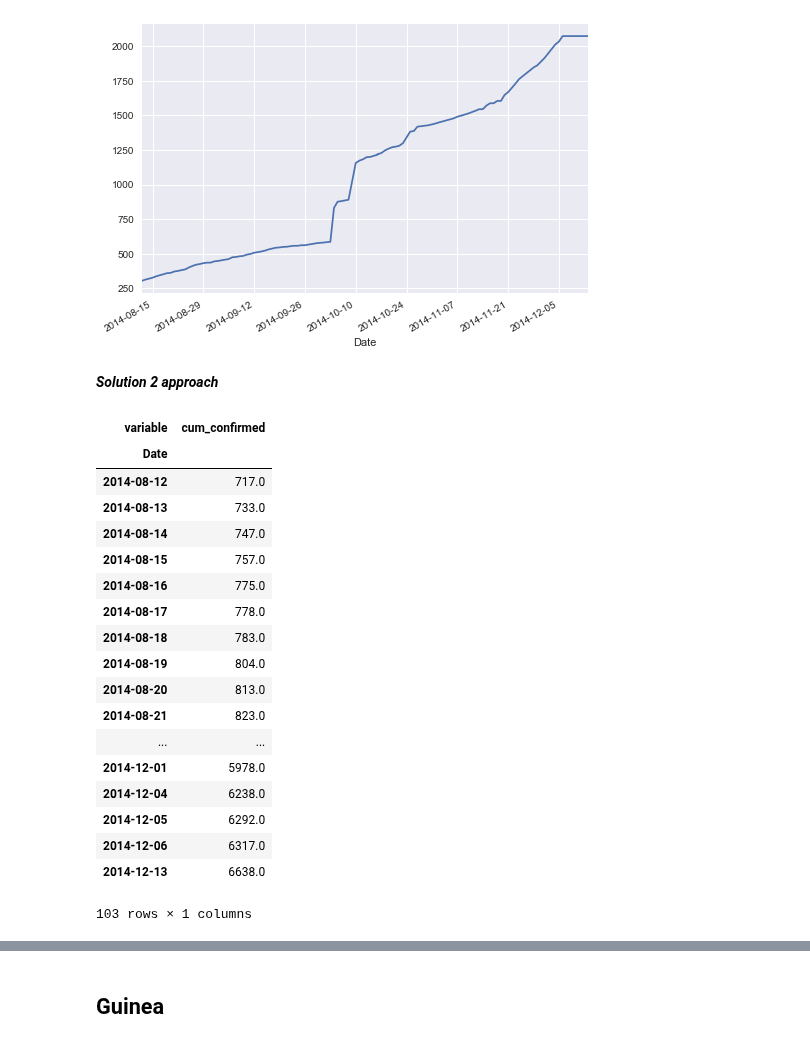
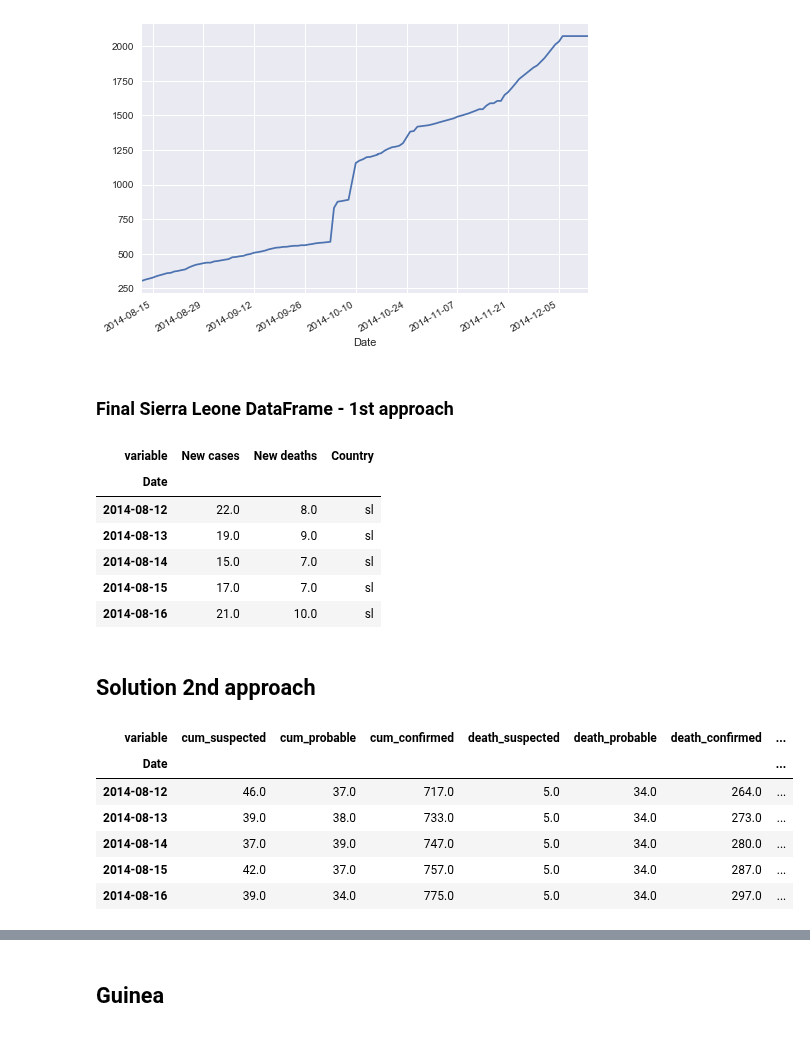
Before and after one commit to adamkozak/ADA2017-project, a Jupyter notebook: Homework/01 - Pandas and Data Wrangling/Homework 1.ipynb, the cells around one changed output, grey strips where cells are left out. Drawn from its saved outputs; the diff is of its cells as text; code cells hidden in the pictures.

Commit message:
Second approach almost done, only guinea data to process

```diff
--- a/Homework/01 - Pandas and Data Wrangling/Homework 1.ipynb
+++ b/Homework/01 - Pandas and Data Wrangling/Homework 1.ipynb
@@ -339,8 +308,8 @@ temp2
 | 2014-11-02 | 6524.0 | 2700.0 | liberia |
 | 2014-12-01 | 7675.0 | 3161.0 | liberia |
 # %%
-New_cases = temp1['Total cases'].values - temp2['Total cases'].values
-New_deaths = temp1['Total deaths'].values - temp2['Total deaths'].values
+#Substracting last-day-of-the-month values with first-day-of-the-month values
+New_cases = last_liberia['Total cases'].values - first_liberia['Total cases'].values
+New_deaths = last_liberia['Total deaths'].values - first_liberia['Total deaths'].values
 d = {'New cases': New_cases, 'New deaths': New_deaths, 'Country': 'liberia'}
-df = pd.DataFrame(data=d, index=liberia_months)
-df
+liberia_2nd_solution = pd.DataFrame(data=d, index=liberia_months)
@@ -497,30 +472,34 @@ sl['New cases'] = sl[['new_suspected', 'new_probable', 'new_confirmed']].sum(axi
 # %%
 #Create new DataFrame only with significant attributes
 sl = sl[['New cases', 'New deaths', 'Country']]
+# %% [markdown]
+### Final Sierra Leone DataFrame - 1st approach
+# %%
+sl.head()
+# %% [output]
+| variable | New cases | New deaths | Country |
+| Date |  |  |  |
+| 2014-08-12 | 22.0 | 8.0 | sl |
+| 2014-08-13 | 19.0 | 9.0 | sl |
+| 2014-08-14 | 15.0 | 7.0 | sl |
+| 2014-08-15 | 17.0 | 7.0 | sl |
+| 2014-08-16 | 21.0 | 10.0 | sl |
 # %% [markdown]
-***Solution 2 approach***
+## Solution 2nd approach
 # %%
 sl_deaths_cases_cum = ['cum_confirmed', 'cum_probable', 'cum_suspected',
                        'death_suspected', 'death_probable','death_confirmed']
 sl_cum = read_data_sl([file for file in file_list if file.split("/")[3][:-5] == 'sl'], columns = sl_deaths_cases_cum)
-sl_cum[['cum_confirmed']]
+
+sl_cum['Total cases'] = sl_cum[['cum_confirmed', 'cum_probable', 'cum_suspected']].sum(axis = 1).replace(to_replace=0, method='ffill')
+sl_cum['Total deaths'] = sl_cum[['death_suspected', 'death_probable','death_confirmed']].sum(axis = 1).replace(to_replace=0, method='ffill')
+
+sl_cum.head()
 # %% [output]
-| variable | cum_confirmed |
-| Date |  |
-| 2014-08-12 | 717.0 |
-| 2014-08-13 | 733.0 |
-| 2014-08-14 | 747.0 |
-| 2014-08-15 | 757.0 |
-| 2014-08-16 | 775.0 |
-| 2014-08-17 | 778.0 |
-| 2014-08-18 | 783.0 |
-| 2014-08-19 | 804.0 |
-| 2014-08-20 | 813.0 |
-| 2014-08-21 | 823.0 |
-| ... | ... |
-| 2014-12-01 | 5978.0 |
-| 2014-12-04 | 6238.0 |
-| 2014-12-05 | 6292.0 |
-| 2014-12-06 | 6317.0 |
-| 2014-12-13 | 6638.0 |
+| variable | cum_suspected | cum_probable | cum_confirmed | death_suspected | death_probable | death_confirmed | ... |
+| Date |  |  |  |  |  |  | ... |
+| 2014-08-12 | 46.0 | 37.0 | 717.0 | 5.0 | 34.0 | 264.0 | ... |
+| 2014-08-13 | 39.0 | 38.0 | 733.0 | 5.0 | 34.0 | 273.0 | ... |
+| 2014-08-14 | 37.0 | 39.0 | 747.0 | 5.0 | 34.0 | 280.0 | ... |
+| 2014-08-15 | 42.0 | 37.0 | 757.0 | 5.0 | 34.0 | 287.0 | ... |
+| 2014-08-16 | 39.0 | 34.0 | 775.0 | 5.0 | 34.0 | 297.0 | ... |
-103 rows × 1 columns
```
Also changed, not shown: parts of 31 cells of this notebook.
